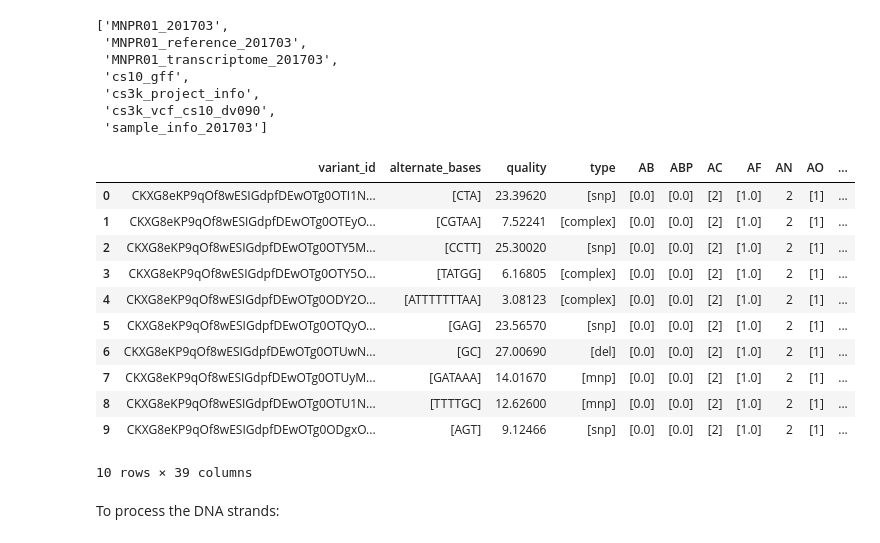
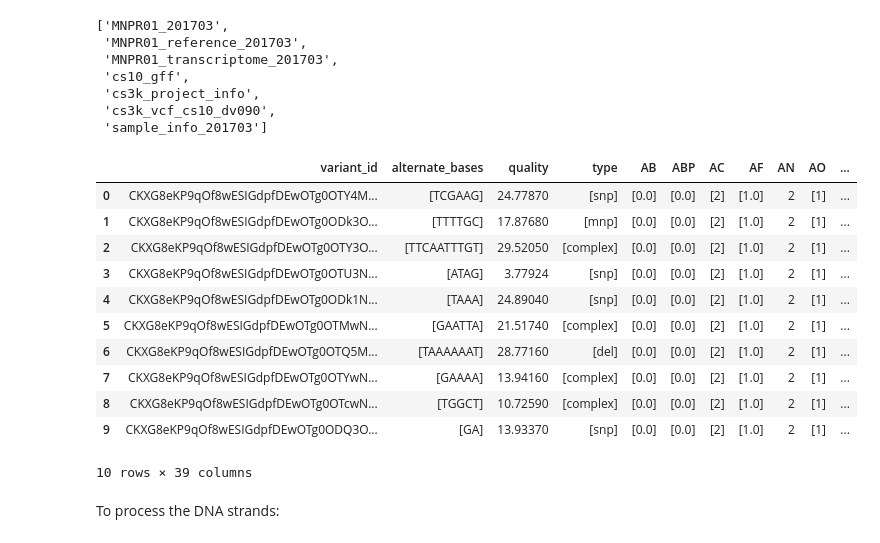
Before and after one commit to Ishancorp/marijuana_genomes_analysis, a Jupyter notebook: notebooks/neural net.ipynb, the cells around one changed output. Saved outputs shown, nothing was run; the diff lists cells and outputs as text; code cells hidden in the pictures.

```diff
--- a/notebooks/neural net.ipynb
+++ b/notebooks/neural net.ipynb
@@ -28,27 +28,27 @@ bq_assistant.list_tables()
 # %%
 query = """SELECT
   variant_id, alternate_bases, quality, type,
   AB, ABP, AC, AF, AN, AO, DP, DPB, DPRA, EPP,
   EPPR, GTI, MQM, MQMR, NS, NUMALT, ODDS, PAO,
   PQA, PQR, PRO, QA, QR, RO, RPL, RPP, RPPR,
   RPR, RUN, SAF, SAP, SAR, SRF, SRP, SRR
 FROM
   `bigquery-public-data.genomics_cannabis.MNPR01_201703` v
-limit 500000;"""
+limit 1000000;"""
 response = genomes.query_to_pandas_safe(query, max_gb_scanned=100)
 response.head(10)
 # %% [output]
 |  | variant_id | alternate_bases | quality | type | AB | ABP | AC | AF | AN | AO | ... |
-| 0 | CKXG8eKP9qOf8wESIGdpfDEwOTg0OTI1N... | [CTA] | 23.39620 | [snp] | [0.0] | [0.0] | [2] | [1.0] | 2 | [1] | ... |
-| 1 | CKXG8eKP9qOf8wESIGdpfDEwOTg0OTEyO... | [CGTAA] | 7.52241 | [complex] | [0.0] | [0.0] | [2] | [1.0] | 2 | [1] | ... |
-| 2 | CKXG8eKP9qOf8wESIGdpfDEwOTg0OTY5M... | [CCTT] | 25.30020 | [snp] | [0.0] | [0.0] | [2] | [1.0] | 2 | [1] | ... |
-| 3 | CKXG8eKP9qOf8wESIGdpfDEwOTg0OTY5O... | [TATGG] | 6.16805 | [complex] | [0.0] | [0.0] | [2] | [1.0] | 2 | [1] | ... |
-| 4 | CKXG8eKP9qOf8wESIGdpfDEwOTg0ODY2O... | [ATTTTTTTAA] | 3.08123 | [complex] | [0.0] | [0.0] | [2] | [1.0] | 2 | [1] | ... |
-| 5 | CKXG8eKP9qOf8wESIGdpfDEwOTg0OTQyO... | [GAG] | 23.56570 | [snp] | [0.0] | [0.0] | [2] | [1.0] | 2 | [1] | ... |
-| 6 | CKXG8eKP9qOf8wESIGdpfDEwOTg0OTUwN... | [GC] | 27.00690 | [del] | [0.0] | [0.0] | [2] | [1.0] | 2 | [1] | ... |
-| 7 | CKXG8eKP9qOf8wESIGdpfDEwOTg0OTUyM... | [GATAAA] | 14.01670 | [mnp] | [0.0] | [0.0] | [2] | [1.0] | 2 | [1] | ... |
-| 8 | CKXG8eKP9qOf8wESIGdpfDEwOTg0OTU1N... | [TTTTGC] | 12.62600 | [mnp] | [0.0] | [0.0] | [2] | [1.0] | 2 | [1] | ... |
-| 9 | CKXG8eKP9qOf8wESIGdpfDEwOTg0ODgxO... | [AGT] | 9.12466 | [snp] | [0.0] | [0.0] | [2] | [1.0] | 2 | [1] | ... |
+| 0 | CKXG8eKP9qOf8wESIGdpfDEwOTg0OTY4M... | [TCGAAG] | 24.77870 | [snp] | [0.0] | [0.0] | [2] | [1.0] | 2 | [1] | ... |
+| 1 | CKXG8eKP9qOf8wESIGdpfDEwOTg0ODk3O... | [TTTTGC] | 17.87680 | [mnp] | [0.0] | [0.0] | [2] | [1.0] | 2 | [1] | ... |
+| 2 | CKXG8eKP9qOf8wESIGdpfDEwOTg0OTY3O... | [TTCAATTTGT] | 29.52050 | [complex] | [0.0] | [0.0] | [2] | [1.0] | 2 | [1] | ... |
+| 3 | CKXG8eKP9qOf8wESIGdpfDEwOTg0OTU3N... | [ATAG] | 3.77924 | [snp] | [0.0] | [0.0] | [2] | [1.0] | 2 | [1] | ... |
+| 4 | CKXG8eKP9qOf8wESIGdpfDEwOTg0ODk1N... | [TAAA] | 24.89040 | [snp] | [0.0] | [0.0] | [2] | [1.0] | 2 | [1] | ... |
+| 5 | CKXG8eKP9qOf8wESIGdpfDEwOTg0OTMwN... | [GAATTA] | 21.51740 | [complex] | [0.0] | [0.0] | [2] | [1.0] | 2 | [1] | ... |
+| 6 | CKXG8eKP9qOf8wESIGdpfDEwOTg0OTQ5M... | [TAAAAAAT] | 28.77160 | [del] | [0.0] | [0.0] | [2] | [1.0] | 2 | [1] | ... |
+| 7 | CKXG8eKP9qOf8wESIGdpfDEwOTg0OTYwN... | [GAAAA] | 13.94160 | [complex] | [0.0] | [0.0] | [2] | [1.0] | 2 | [1] | ... |
+| 8 | CKXG8eKP9qOf8wESIGdpfDEwOTg0OTcwN... | [TGGCT] | 10.72590 | [complex] | [0.0] | [0.0] | [2] | [1.0] | 2 | [1] | ... |
+| 9 | CKXG8eKP9qOf8wESIGdpfDEwOTg0ODQ3O... | [GA] | 13.93370 | [snp] | [0.0] | [0.0] | [2] | [1.0] | 2 | [1] | ... |
 10 rows × 39 columns
 # %% [markdown]
 To process the DNA strands:
```
Also changed, not shown: parts of 3 cells of this notebook.
